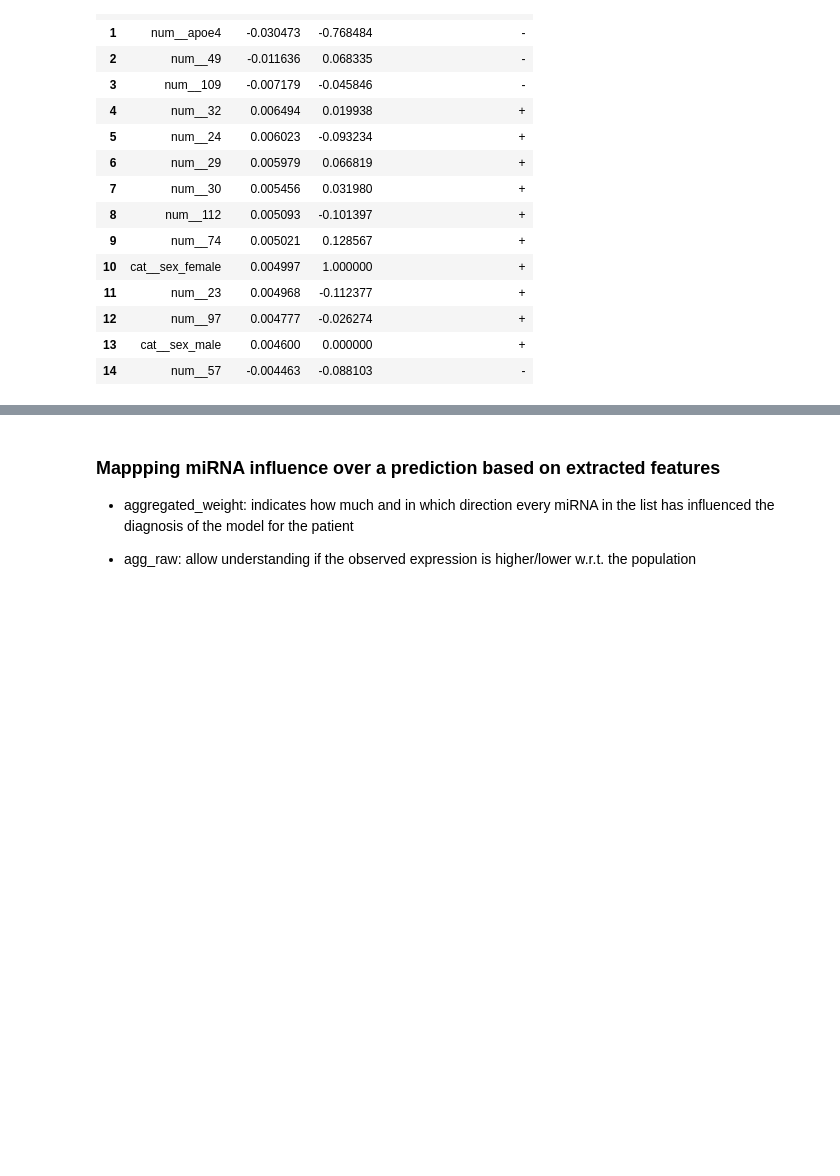
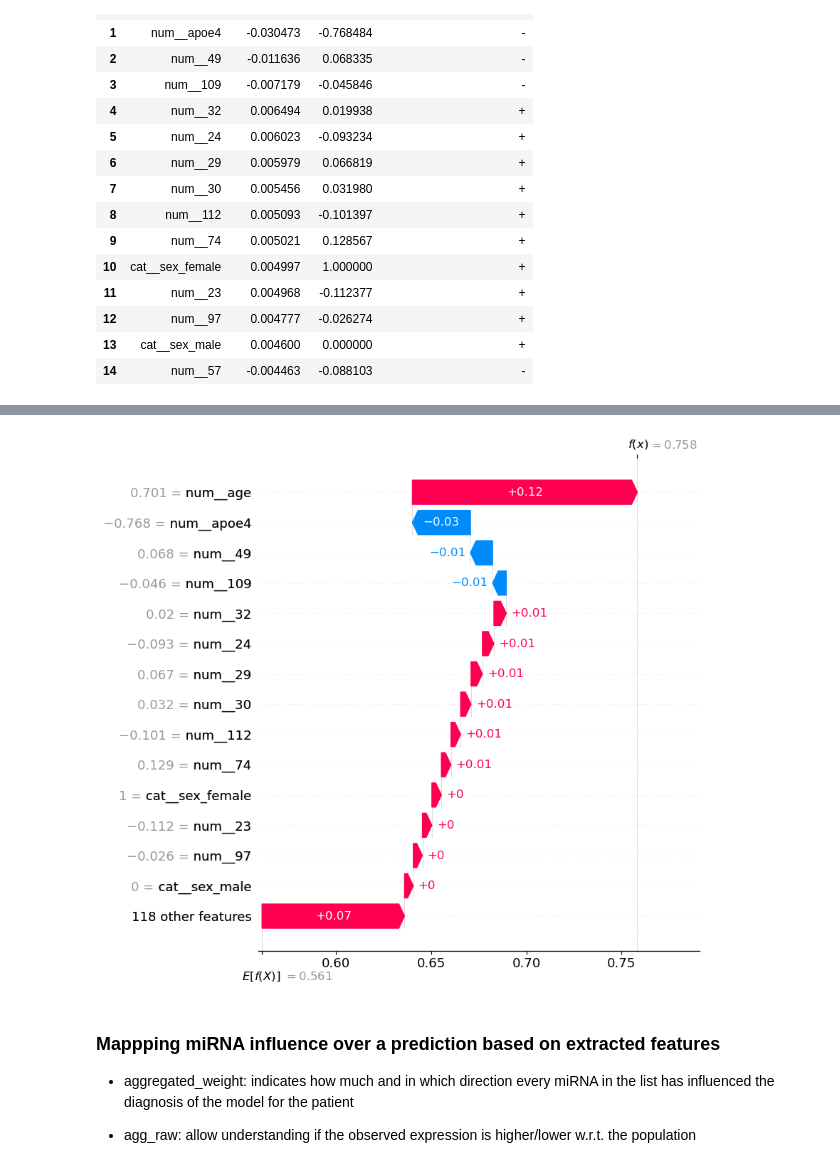
Before and after one commit to ematanzi/miRNA-to-Feature-Correlation, a Jupyter notebook: explaining_classifications.ipynb, the cells around one changed output, grey strips where cells are left out. Drawn from its saved outputs; the diff is of its cells as text; code cells hidden in the pictures; blank space fills up the shorter version.

Commit message:
Added a graphical interpretation for computed SHAP values

```diff
--- a/explaining_classifications.ipynb
+++ b/explaining_classifications.ipynb
@@ -726,3 +744,25 @@ True label       : AD
 | 12 | num__97 | 0.004777 | -0.026274 | + |
 | 13 | cat__sex_male | 0.004600 | 0.000000 | + |
 | 14 | num__57 | -0.004463 | -0.088103 | - |
+# %%
+import shap
+shap.initjs()
+
+x_pre = X_test_pre[idx]
+
+shap.force_plot(
+    explainer.expected_value[class_id],
+    shap_values.values[idx, :, class_id],
+    x_pre,
+    feature_names=feature_names,
+    matplotlib=False
+)
+
+instance_expl = shap.Explanation(
+    values        = shap_values.values[idx, :, class_id],
+    base_values   = explainer.expected_value[class_id],
+    data          = x_pre,
+    feature_names = feature_names
+)
+shap.plots.waterfall(instance_expl, max_display=15)
+# %% [output]
@@ -729,3 +770,4 @@ True label       : AD
+[figure, added]
 # %% [markdown]
 ### Mappping miRNA influence over a prediction based on extracted features
 
```
Also changed, not shown: parts of 2 cells of this notebook.
